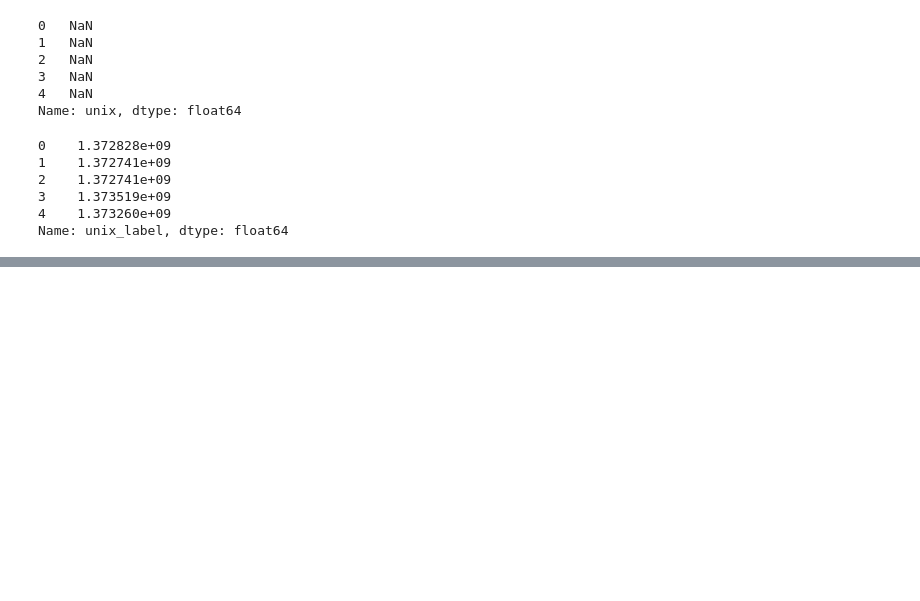
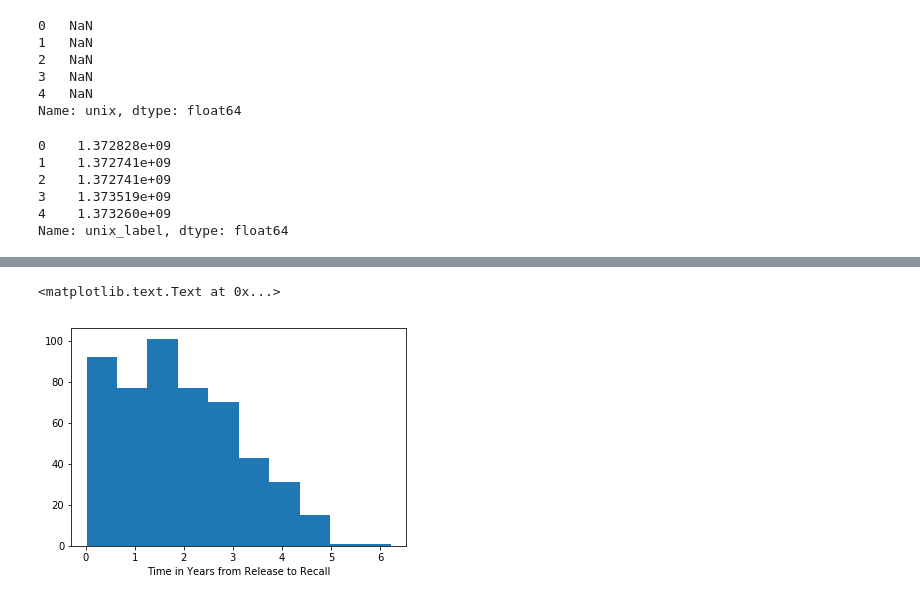
Before and after one commit to ariburian/Capstone_FDA_Recalls, a Jupyter notebook: capstone_project/datasets/labels_w_recalls.ipynb, the cells around one changed output, grey strips where cells are left out. Saved outputs shown, nothing was run; the diff lists cells and outputs as text; code cells hidden in the pictures; blank space fills up the shorter version.

```diff
--- a/capstone_project/datasets/labels_w_recalls.ipynb
+++ b/capstone_project/datasets/labels_w_recalls.ipynb
@@ -314,0 +360,2 @@ TypeError: 'int' object is not iterable
+# %%
+df_merge['diff_years']=df_merge['unix_diff'].apply(lambda x: x/31543600.0)
@@ -314,0 +384,6 @@ TypeError: 'int' object is not iterable
+# %%
+date_list=pd.to_datetime(new_list,unit='s')
+print date_list.tail()
+plt.hist(new_list_yrs)#,bins=20)
+plt.xlabel('Time in Years from Release to Recall')
+# %% [output]
@@ -314,0 +396,2 @@ TypeError: 'int' object is not iterable
+<matplotlib.text.Text at 0x...>
+[figure, added]
```
Also changed, not shown: parts of 14 cells of this notebook, 2 other files.
